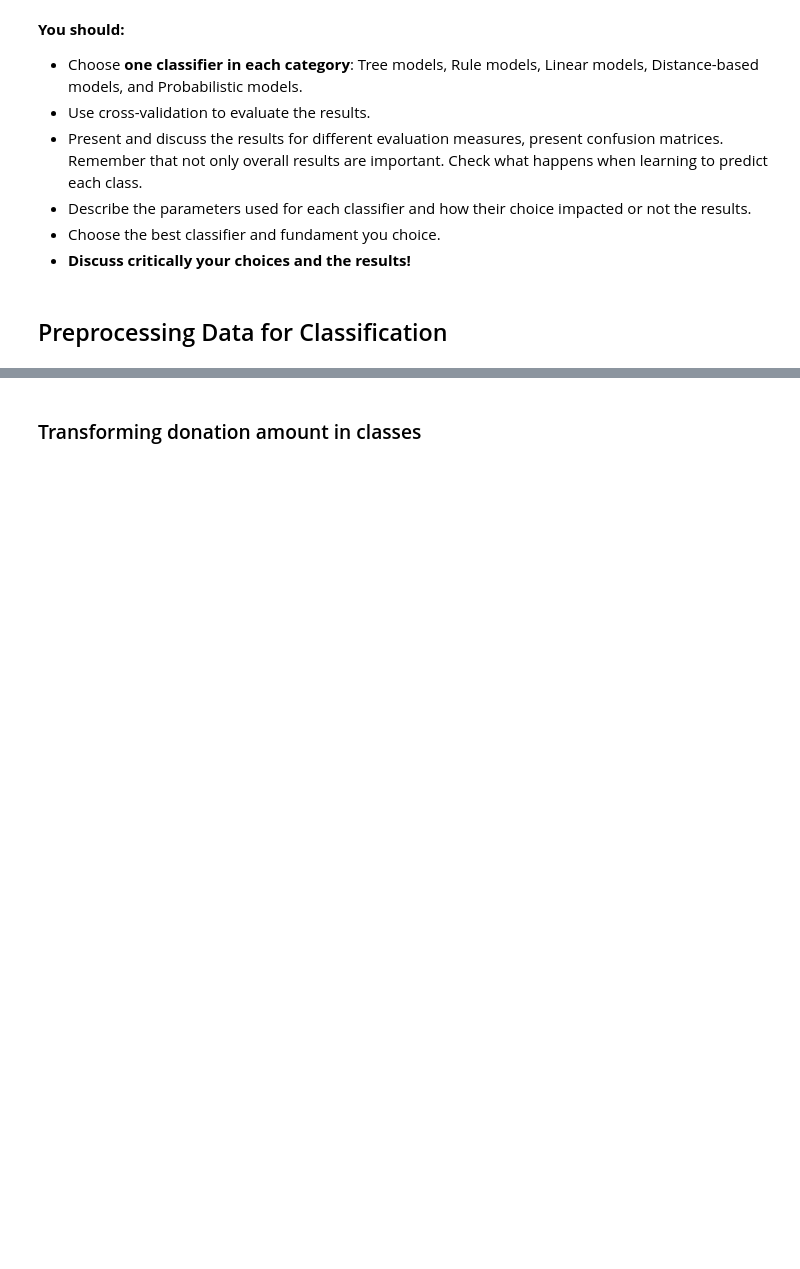
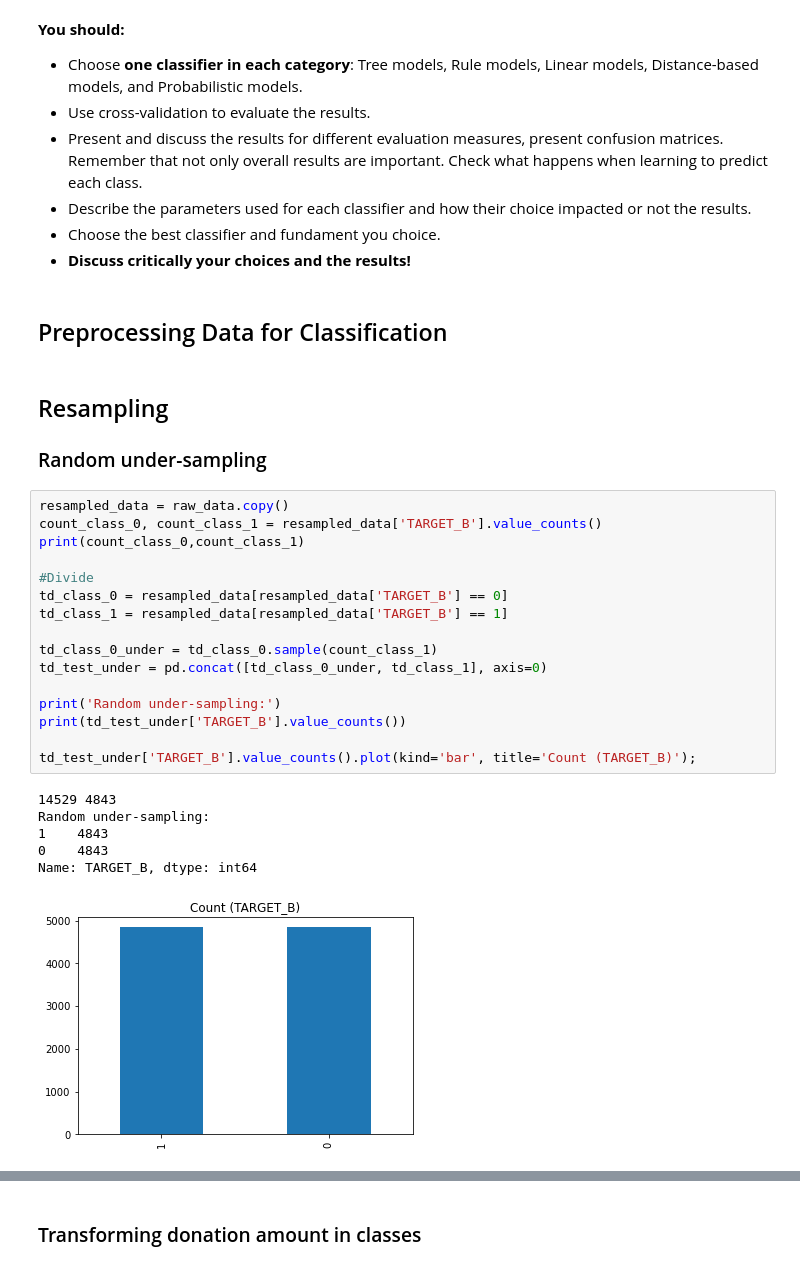
Before and after one commit to jlp237/ml_project, a Jupyter notebook: AA_202021_Project.ipynb, the cells around one changed output, grey strips where cells are left out. Drawn from its saved outputs; the diff is of its cells as text; blank space fills up the shorter version.

Commit message:
resampling added

```diff
--- a/AA_202021_Project.ipynb
+++ b/AA_202021_Project.ipynb
@@ -263,3 +355,29 @@ In this task you should target 3 classification tasks:
 * **Discuss critically your choices and the results!**
 # %% [markdown]
 ## Preprocessing Data for Classification
+# %% [markdown]
+## Resampling
+### Random under-sampling
+# %%
+resampled_data = raw_data.copy()
+count_class_0, count_class_1 = resampled_data['TARGET_B'].value_counts()
+print(count_class_0,count_class_1)
+
+#Divide
+td_class_0 = resampled_data[resampled_data['TARGET_B'] == 0]
+td_class_1 = resampled_data[resampled_data['TARGET_B'] == 1]
+
+td_class_0_under = td_class_0.sample(count_class_1)
+td_test_under = pd.concat([td_class_0_under, td_class_1], axis=0)
+
+print('Random under-sampling:')
+print(td_test_under['TARGET_B'].value_counts())
+
+td_test_under['TARGET_B'].value_counts().plot(kind='bar', title='Count (TARGET_B)');
+# %% [output]
+14529 4843
+Random under-sampling:
+1    4843
+0    4843
+Name: TARGET_B, dtype: int64
+[figure, added]
```
Also changed, not shown: parts of 40 cells of this notebook.
